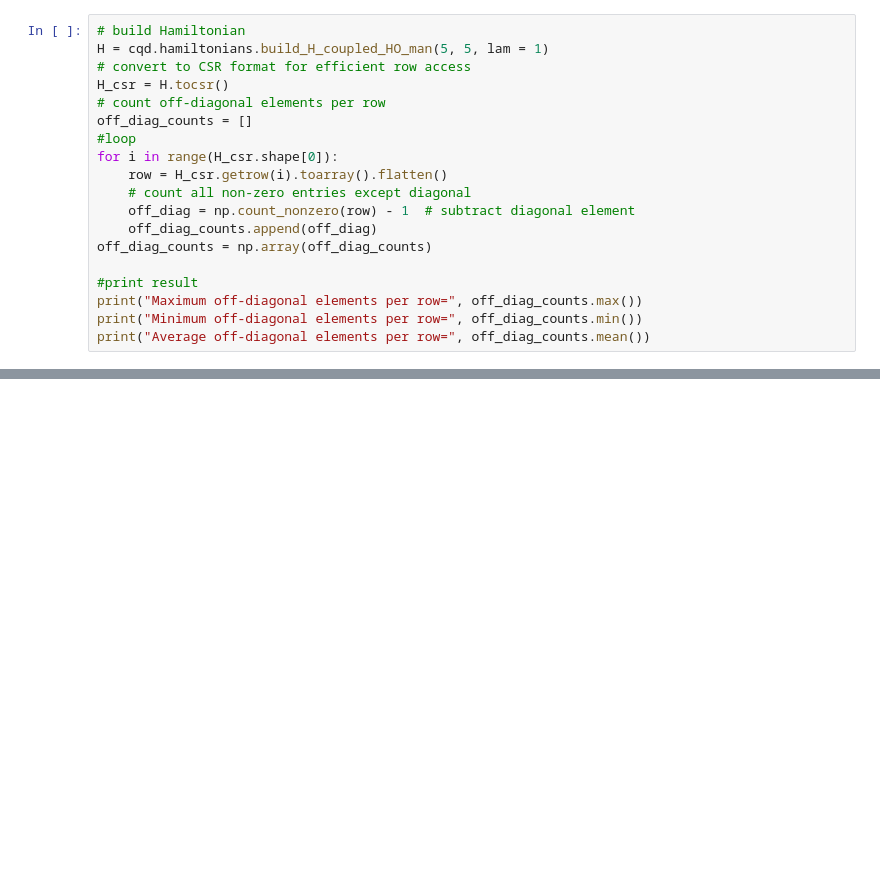
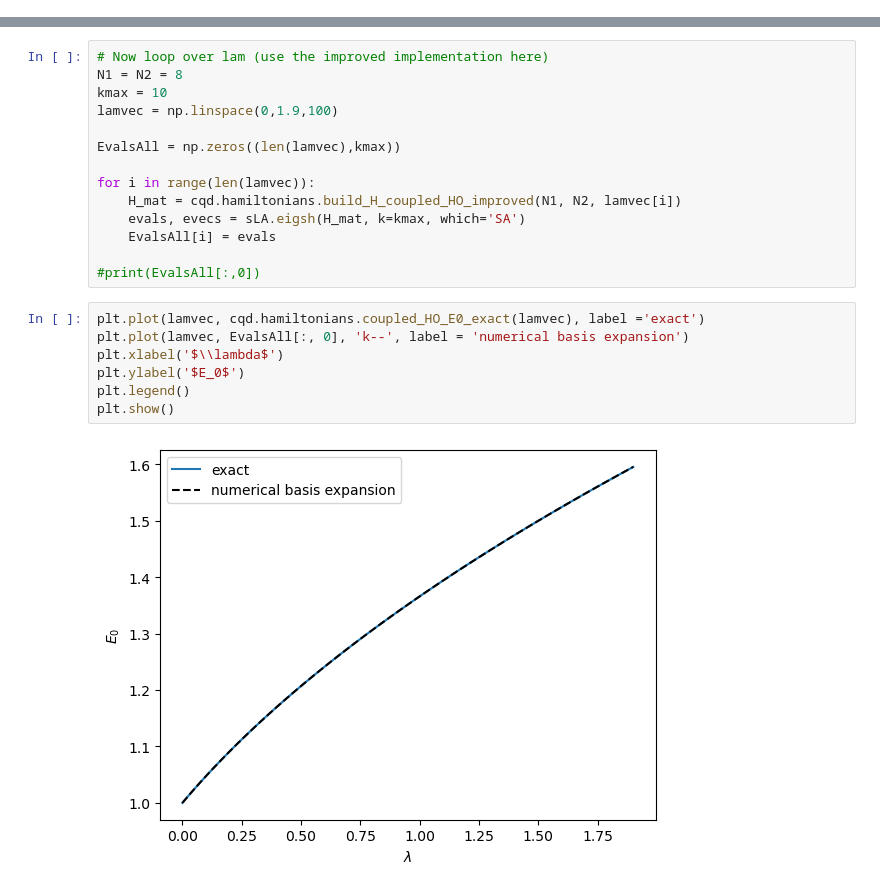
Before and after one commit to Abiyzelalem27/QuantumDynamicsLab, a Jupyter notebook: Solutions/exercise4_sol.ipynb, the cells around one changed output, grey strips where cells are left out. Drawn from its saved outputs; the diff is of its cells as text; blank space fills up the shorter version.

```diff
--- a/Solutions/exercise4_sol.ipynb
+++ b/Solutions/exercise4_sol.ipynb
@@ -291,19 +0,0 @@ print("Nbasis=", Nbasis)
-# %%
-# build Hamiltonian
-H = cqd.hamiltonians.build_H_coupled_HO_man(5, 5, lam = 1)
-# convert to CSR format for efficient row access
-H_csr = H.tocsr()
-# count off-diagonal elements per row
-off_diag_counts = []
-#loop
-for i in range(H_csr.shape[0]):
-    row = H_csr.getrow(i).toarray().flatten()
-    # count all non-zero entries except diagonal
-    off_diag = np.count_nonzero(row) - 1  # subtract diagonal element
-    off_diag_counts.append(off_diag)
-off_diag_counts = np.array(off_diag_counts)
-
-#print result
-print("Maximum off-diagonal elements per row=", off_diag_counts.max())
-print("Minimum off-diagonal elements per row=", off_diag_counts.min())
-print("Average off-diagonal elements per row=", off_diag_counts.mean())
@@ -397,0 +155,23 @@ Represent the wave function on a 2D spatial grid using the exact harmonic oscill
+# %%
+# Now loop over lam (use the improved implementation here)
+N1 = N2 = 8
+kmax = 10
+lamvec = np.linspace(0,1.9,100)
+
+EvalsAll = np.zeros((len(lamvec),kmax))
+
+for i in range(len(lamvec)):
+    H_mat = cqd.hamiltonians.build_H_coupled_HO_improved(N1, N2, lamvec[i])
+    evals, evecs = sLA.eigsh(H_mat, k=kmax, which='SA')
+    EvalsAll[i] = evals
+
+#print(EvalsAll[:,0])
+# %%
+plt.plot(lamvec, cqd.hamiltonians.coupled_HO_E0_exact(lamvec), label ='exact')
+plt.plot(lamvec, EvalsAll[:, 0], 'k--', label = 'numerical basis expansion')
+plt.xlabel('$\\lambda$')
+plt.ylabel('$E_0$')
+plt.legend()
+plt.show()
+# %% [output]
+[figure, added]
```
Also changed, not shown: parts of 37 cells of this notebook, 13 other files.
